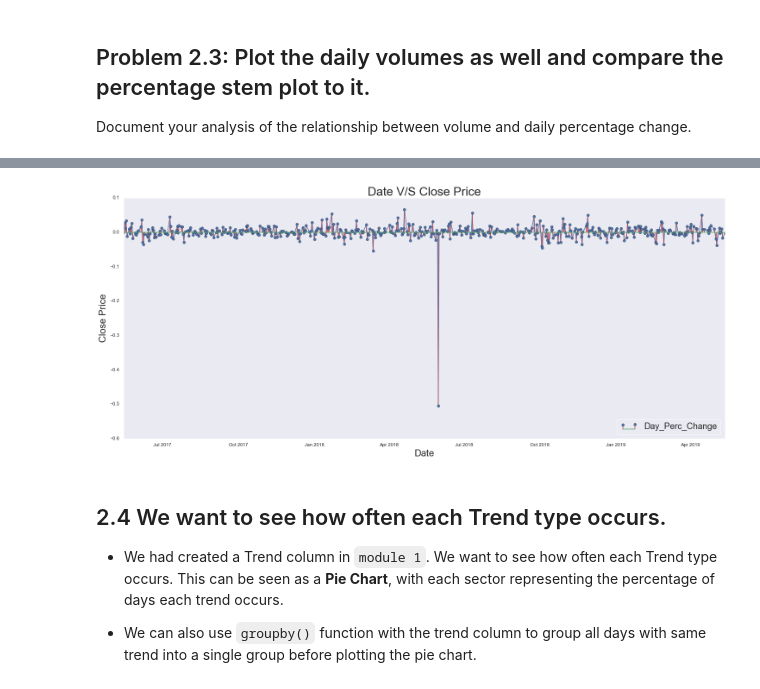
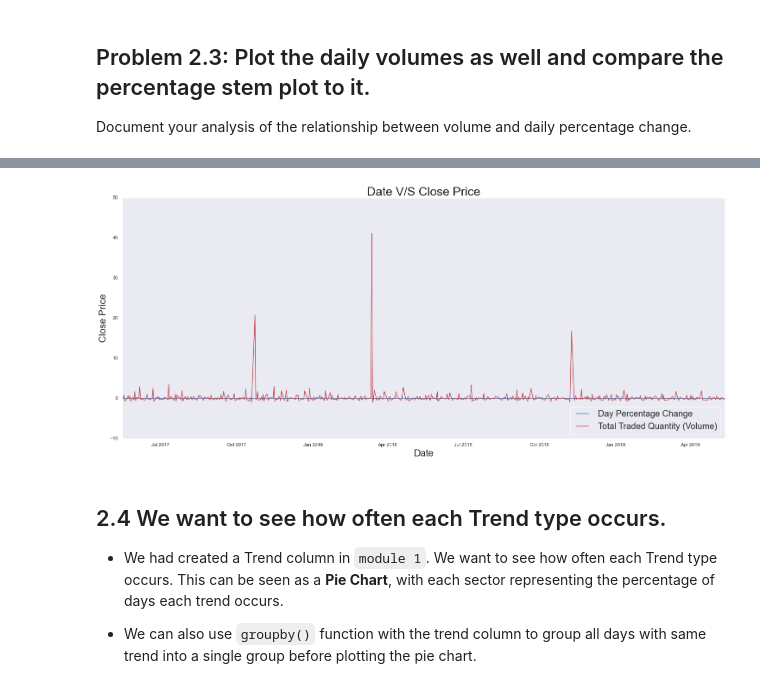
Before and after one commit to itsvivekghosh/aspiration.ai-ML_Internship-2020, a Jupyter notebook: Module 2/Module 2 Week 3.ipynb, the cells around one changed output, grey strips where cells are left out. Cells and saved outputs as stored; diff of their text form; code cells hidden in the pictures.

```diff
--- a/Module 2/Module 2 Week 3.ipynb
+++ b/Module 2/Module 2 Week 3.ipynb
@@ -157,16 +157,16 @@ df.head(3)
 | 2017-05-17 | TCS | EQ | 2017-05-17 | 2429.15 | 2433.5 | 2460.75 | 2423.00 | 2450.0 | 2455.35 | ... |
 # %%
 plt.figure(figsize=(25, 10))
-plt.plot(df['Date'], df['Day_Perc_Change'], 'b')
-plt.stem(df['Date'], df['Day_Perc_Change'], 'r', label='Day_Perc_Change')
+plt.plot(df['Date'], df['Close Price'].pct_change(), 'b', label = 'Day Percentage Change')
+plt.plot(df['Date'], df['Total Traded Quantity'].pct_change(), 'r', label='Total Traded Quantity (Volume)')
 plt.xlabel('Date', fontsize=22)
 plt.ylabel('Close Price', fontsize=22)
 plt.title('Date V/S Close Price', fontsize=28)
 plt.legend(loc='lower right', fontsize=20)
 plt.grid()
 plt.show()
 # %% [output]
-[figure, old version]
+[figure, new version]
 # %% [markdown]
 ## 2.4 We want to see how often each Trend type occurs.
 
```
Also changed, not shown: parts of 28 cells of this notebook, 2 other files.
